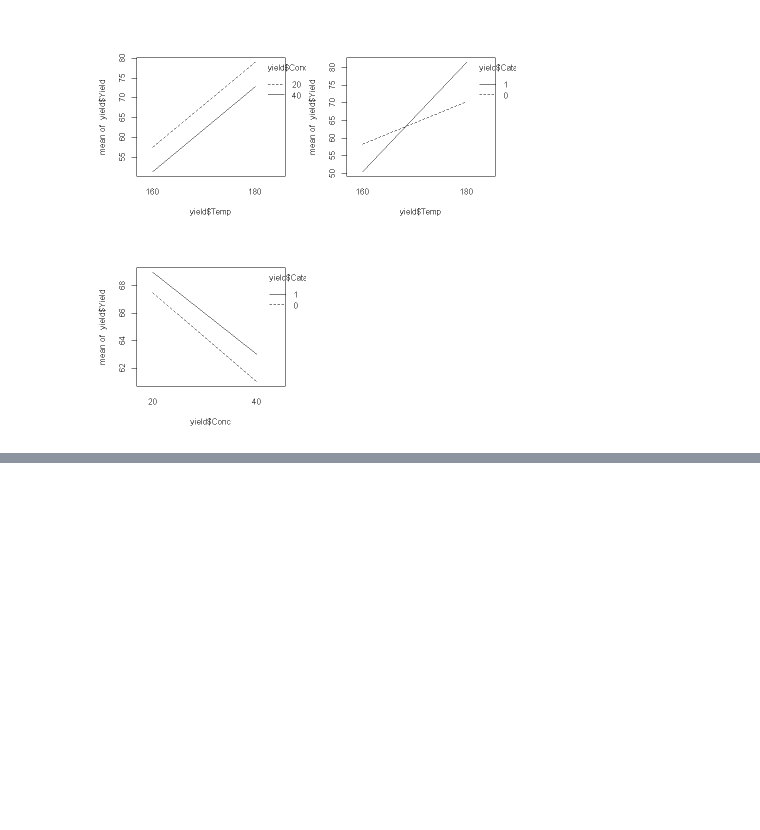
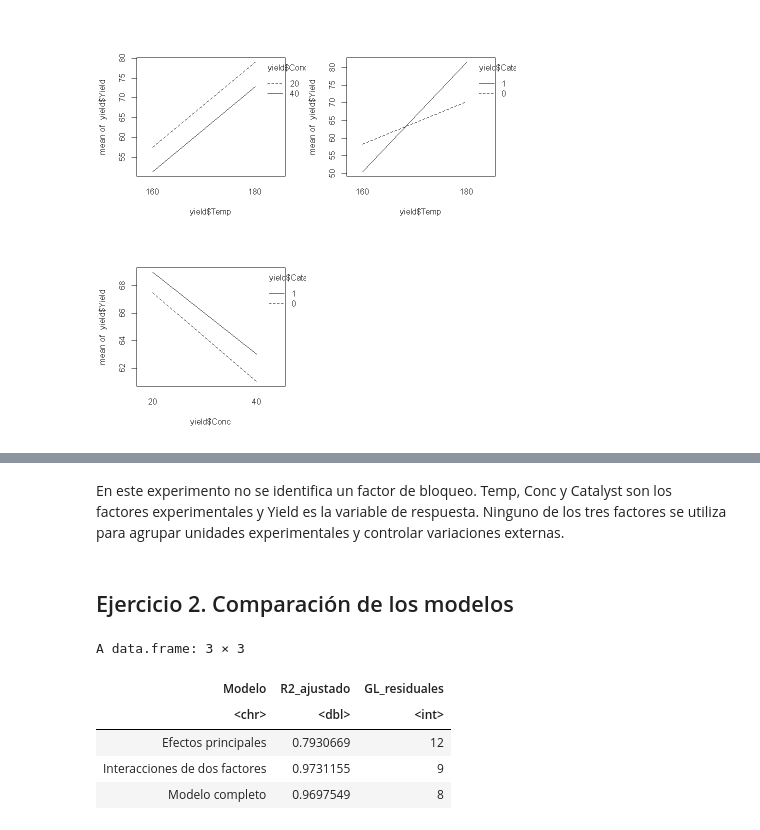
Before and after one commit to cerillo2808/Experimentos_TempName, a Jupyter notebook: AC8-Diseño-Factorial/AC8.ipynb, the cells around one changed output, grey strips where cells are left out. Drawn from its saved outputs; the diff is of its cells as text; code cells hidden in the pictures; blank space fills up the shorter version.

```diff
--- a/AC8-Diseño-Factorial/AC8.ipynb
+++ b/AC8-Diseño-Factorial/AC8.ipynb
@@ -197,0 +230,18 @@ F-statistic: 166.6 on 4 and 11 DF,  p-value: 9.21e-10
+# %% [markdown]
+En este experimento no se identifica un factor de bloqueo. Temp, Conc y Catalyst son los factores experimentales y Yield es la variable de respuesta. Ninguno de los tres factores se utiliza para agrupar unidades experimentales y controlar variaciones externas.
+# %% [markdown]
+## Ejercicio 2. Comparación de los modelos
+# %%
+comparacion = data.frame(
+  Modelo = c("Efectos principales", "Interacciones de dos factores", "Modelo completo"),
+  R2_ajustado = c(summary(lm1)$adj.r.squared, summary(lm2)$adj.r.squared, summary(lm3)$adj.r.squared),
+  GL_residuales = c(df.residual(lm1), df.residual(lm2), df.residual(lm3))
+)
+comparacion
+# %% [output]
+A data.frame: 3 × 3
+| Modelo | R2_ajustado | GL_residuales |
+| <chr> | <dbl> | <int> |
+| Efectos principales | 0.7930669 | 12 |
+| Interacciones de dos factores | 0.9731155 | 9 |
+| Modelo completo | 0.9697549 | 8 |
```
Also changed, not shown: parts of 4 cells of this notebook.
